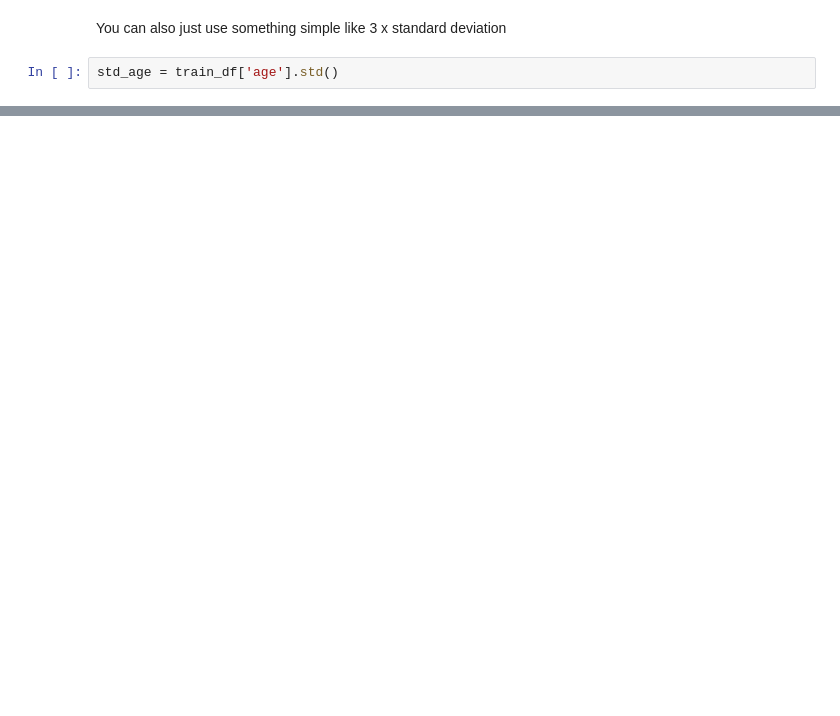
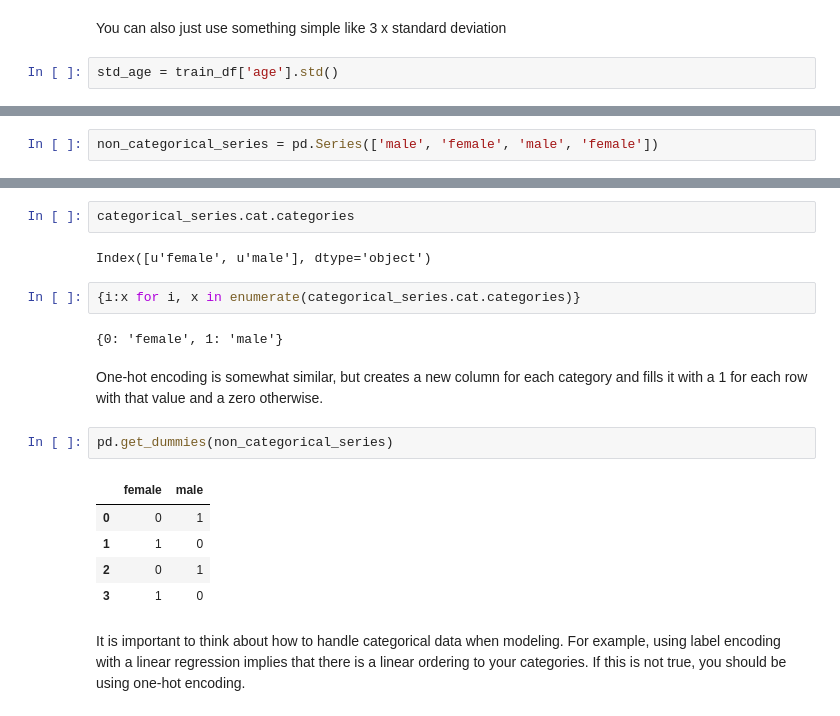
Before and after one commit to tfolkman/byu_econ_applied_machine_learning, a Jupyter notebook: lectures/Lecture_3_Get_Clean_Visualize_Data.ipynb, the cells around one changed output, grey strips where cells are left out. Drawn from its saved outputs; the diff is of its cells as text; blank space fills up the shorter version.

Commit message:
finished cleaning data

```diff
--- a/lectures/Lecture_3_Get_Clean_Visualize_Data.ipynb
+++ b/lectures/Lecture_3_Get_Clean_Visualize_Data.ipynb
@@ -560,0 +497,2 @@ Once you think you have found some outliers, though, what should you do?
+# %%
+non_categorical_series = pd.Series(['male', 'female', 'male', 'female'])
@@ -560,0 +516,20 @@ Once you think you have found some outliers, though, what should you do?
+# %%
+categorical_series.cat.categories
+# %% [output]
+Index([u'female', u'male'], dtype='object')
+# %%
+{i:x for i, x in enumerate(categorical_series.cat.categories)}
+# %% [output]
+{0: 'female', 1: 'male'}
+# %% [markdown]
+One-hot encoding is somewhat similar, but creates a new column for each category and fills it with a 1 for each row with that value and a zero otherwise.
+# %%
+pd.get_dummies(non_categorical_series)
+# %% [output]
+|  | female | male |
+| 0 | 0 | 1 |
+| 1 | 1 | 0 |
+| 2 | 0 | 1 |
+| 3 | 1 | 0 |
+# %% [markdown]
+It is important to think about how to handle categorical data when modeling. For example, using label encoding with a linear regression implies that there is a linear ordering to your categories. If this is not true, you should be using one-hot encoding.
```
Also changed, not shown: parts of 28 cells of this notebook.
